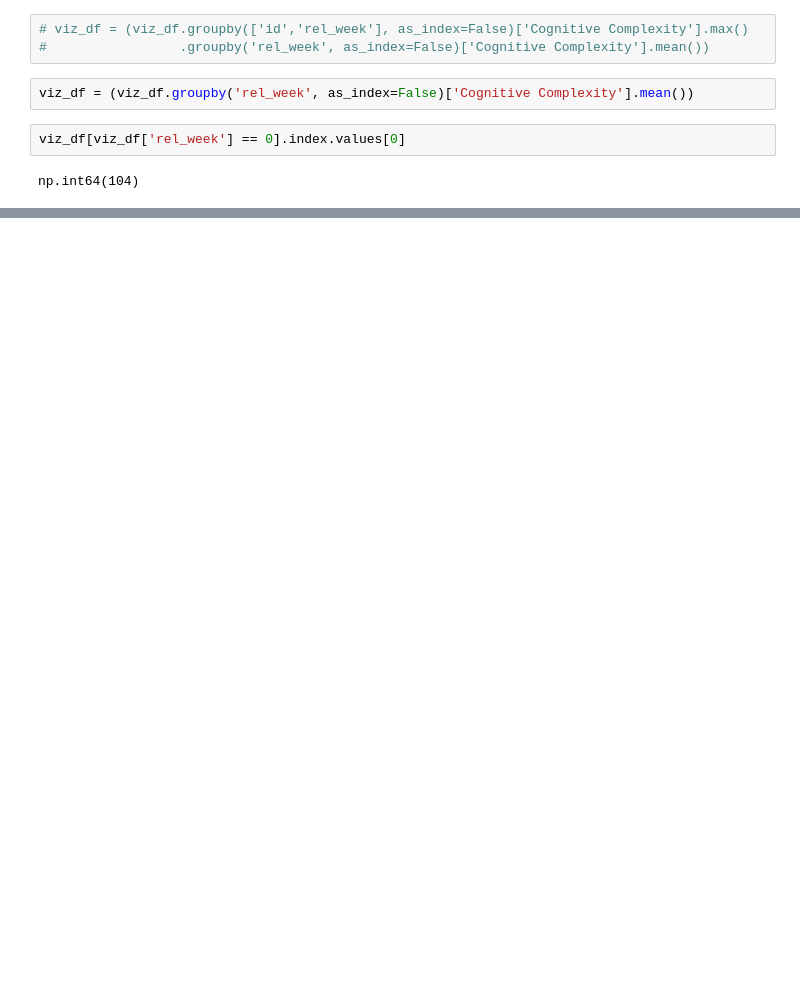
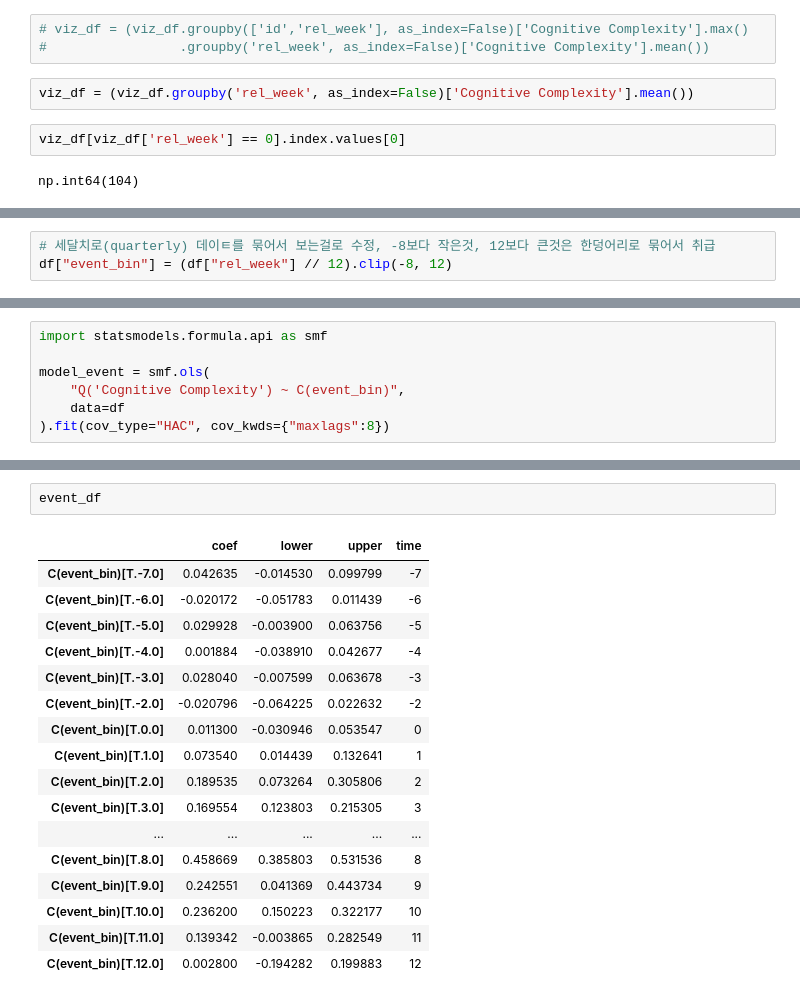
Before and after one commit to myokyunghan/so_difficulty_measure, a Jupyter notebook: run_project/calculate_src_complexity/03_visualization/visualize_code_complexity.ipynb, the cells around one changed output, grey strips where cells are left out. Drawn from its saved outputs; the diff is of its cells as text; blank space fills up the shorter version.

```diff
--- a/run_project/calculate_src_complexity/03_visualization/visualize_code_complexity.ipynb
+++ b/run_project/calculate_src_complexity/03_visualization/visualize_code_complexity.ipynb
@@ -111,0 +220,3 @@ plt.show()
+# %%
+# 세달치로(quarterly) 데이ㅌ를 묶어서 보는걸로 수정, -8보다 작은것, 12보다 큰것은 한덩어리로 묶어서 취급
+df["event_bin"] = (df["rel_week"] // 12).clip(-8, 12)
@@ -111,0 +226,7 @@ plt.show()
+# %%
+import statsmodels.formula.api as smf
+
+model_event = smf.ols(
+    "Q('Cognitive Complexity') ~ C(event_bin)",
+    data=df
+).fit(cov_type="HAC", cov_kwds={"maxlags":8})
@@ -111,0 +254,20 @@ plt.show()
+# %%
+event_df
+# %% [output]
+|  | coef | lower | upper | time |
+| C(event_bin)[T.-7.0] | 0.042635 | -0.014530 | 0.099799 | -7 |
+| C(event_bin)[T.-6.0] | -0.020172 | -0.051783 | 0.011439 | -6 |
+| C(event_bin)[T.-5.0] | 0.029928 | -0.003900 | 0.063756 | -5 |
+| C(event_bin)[T.-4.0] | 0.001884 | -0.038910 | 0.042677 | -4 |
+| C(event_bin)[T.-3.0] | 0.028040 | -0.007599 | 0.063678 | -3 |
+| C(event_bin)[T.-2.0] | -0.020796 | -0.064225 | 0.022632 | -2 |
+| C(event_bin)[T.0.0] | 0.011300 | -0.030946 | 0.053547 | 0 |
+| C(event_bin)[T.1.0] | 0.073540 | 0.014439 | 0.132641 | 1 |
+| C(event_bin)[T.2.0] | 0.189535 | 0.073264 | 0.305806 | 2 |
+| C(event_bin)[T.3.0] | 0.169554 | 0.123803 | 0.215305 | 3 |
+| ... | ... | ... | ... | ... |
+| C(event_bin)[T.8.0] | 0.458669 | 0.385803 | 0.531536 | 8 |
+| C(event_bin)[T.9.0] | 0.242551 | 0.041369 | 0.443734 | 9 |
+| C(event_bin)[T.10.0] | 0.236200 | 0.150223 | 0.322177 | 10 |
+| C(event_bin)[T.11.0] | 0.139342 | -0.003865 | 0.282549 | 11 |
+| C(event_bin)[T.12.0] | 0.002800 | -0.194282 | 0.199883 | 12 |
```
Also changed, not shown: parts of 24 cells of this notebook, 24 other files.
